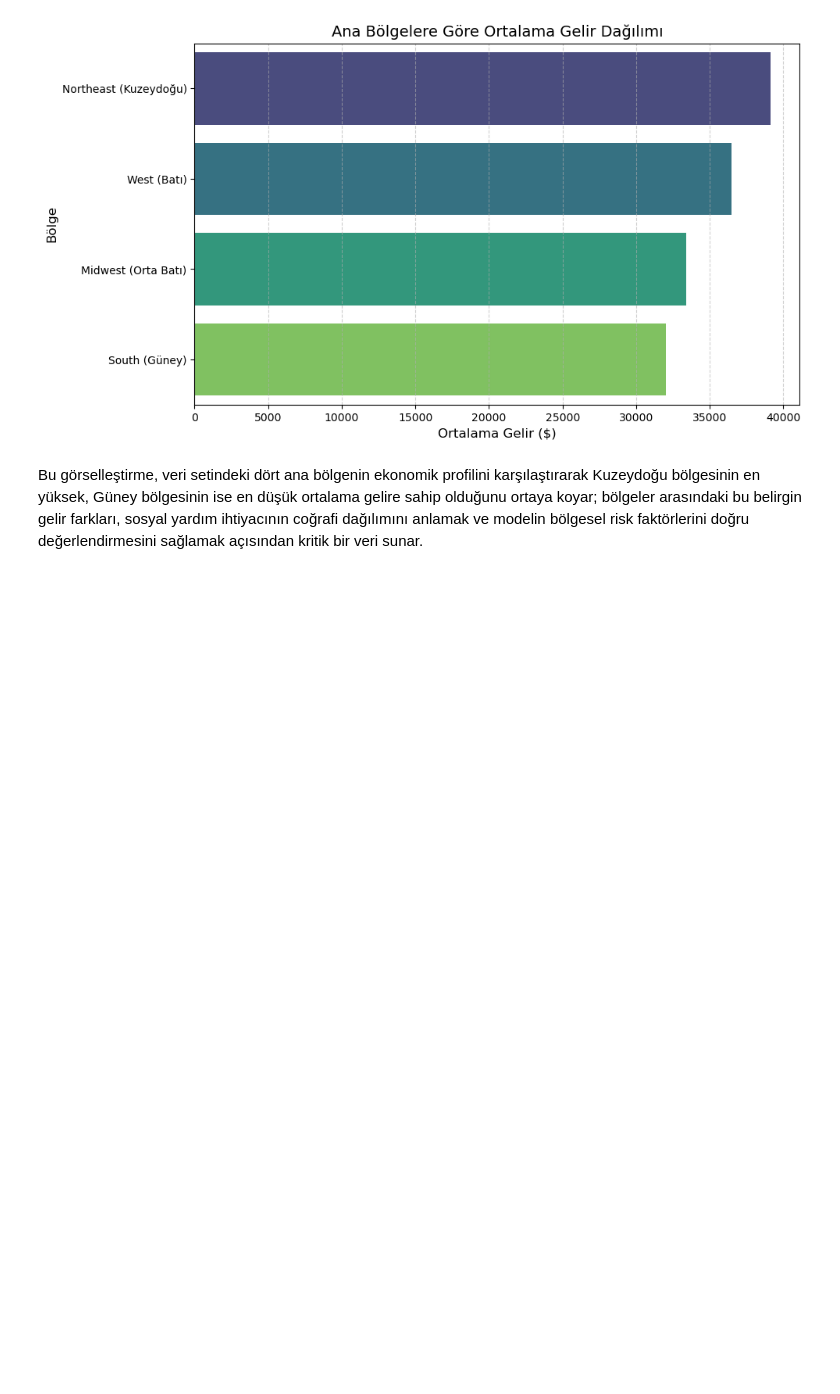
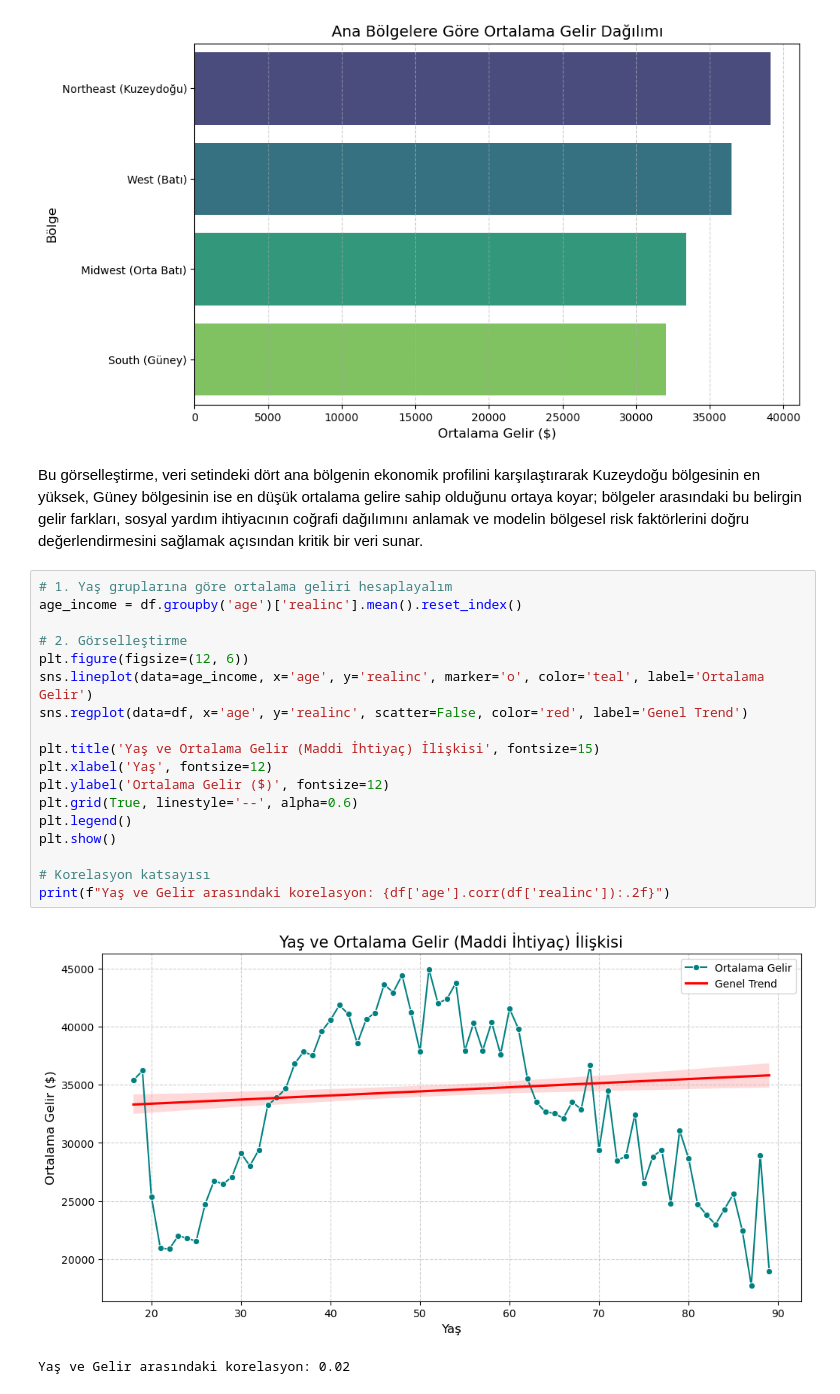
Before and after one commit to muratef/gss-sosyal-analiz, a Jupyter notebook: notebooks/eda.ipynb, the cells around one changed output. Saved outputs shown, nothing was run; the diff lists cells and outputs as text; blank space fills up the shorter version.

```diff
--- a/notebooks/eda.ipynb
+++ b/notebooks/eda.ipynb
@@ -227,3 +227,24 @@ Passing `palette` without assigning `hue` is deprecated and will be removed in v
 [figure]
 # %% [markdown]
 Bu görselleştirme, veri setindeki dört ana bölgenin ekonomik profilini karşılaştırarak Kuzeydoğu bölgesinin en yüksek, Güney bölgesinin ise en düşük ortalama gelire sahip olduğunu ortaya koyar; bölgeler arasındaki bu belirgin gelir farkları, sosyal yardım ihtiyacının coğrafi dağılımını anlamak ve modelin bölgesel risk faktörlerini doğru değerlendirmesini sağlamak açısından kritik bir veri sunar.
+# %%
+# 1. Yaş gruplarına göre ortalama geliri hesaplayalım
+age_income = df.groupby('age')['realinc'].mean().reset_index()
+
+# 2. Görselleştirme
+plt.figure(figsize=(12, 6))
+sns.lineplot(data=age_income, x='age', y='realinc', marker='o', color='teal', label='Ortalama Gelir')
+sns.regplot(data=df, x='age', y='realinc', scatter=False, color='red', label='Genel Trend')
+
+plt.title('Yaş ve Ortalama Gelir (Maddi İhtiyaç) İlişkisi', fontsize=15)
+plt.xlabel('Yaş', fontsize=12)
+plt.ylabel('Ortalama Gelir ($)', fontsize=12)
+plt.grid(True, linestyle='--', alpha=0.6)
+plt.legend()
+plt.show()
+
+# Korelasyon katsayısı
+print(f"Yaş ve Gelir arasındaki korelasyon: {df['age'].corr(df['realinc']):.2f}")
+# %% [output]
+[figure, added]
+Yaş ve Gelir arasındaki korelasyon: 0.02
```
Also changed, not shown: parts of 1 cell of this notebook, 2 other files.
